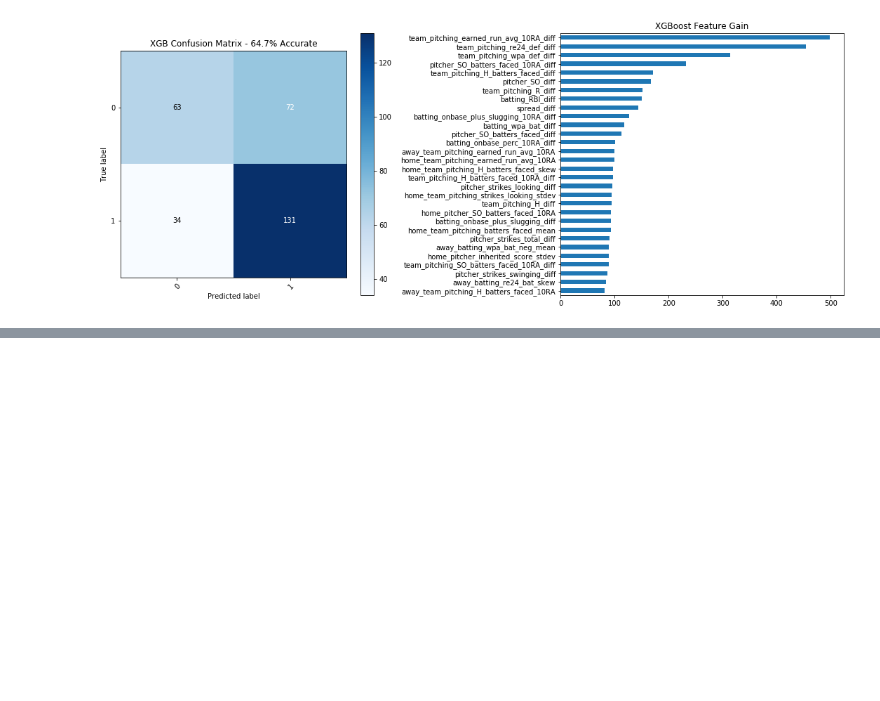
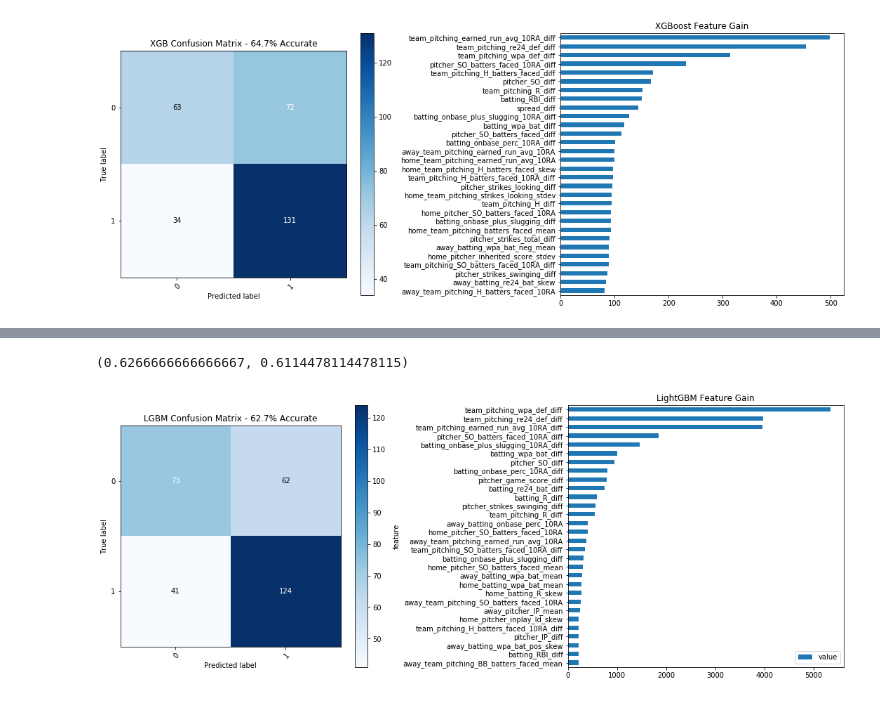
Before and after one commit to arjun-prabhakar/mlb_outcomes, a Jupyter notebook: notebooks/model.ipynb, the cells around one changed output, grey strips where cells are left out. Cells and saved outputs as stored; diff of their text form; code cells hidden in the pictures; blank space fills up the shorter version.

```diff
--- a/notebooks/model.ipynb
+++ b/notebooks/model.ipynb
@@ -221,0 +226,10 @@ pickle.dump((encoder, model), open('../data/encoder_model.pk','wb'))
+# %%
+gbm = lgbm.LGBMClassifier(num_boost_round=100, random_state=-1)
+model = gbm.fit(X_train, y_train,
+                verbose=False,
+                eval_set = [[X_train, y_train],
+                          [X_valid, y_valid]],
+                early_stopping_rounds=15)
+lgbm_test_preds = model.predict(X_valid)
+lgbm_test_proba = model.predict_proba(X_valid)[:,1]
+accuracy_score(y_valid, lgbm_test_preds), roc_auc_score(y_valid, lgbm_test_preds)
@@ -221,0 +279,12 @@ pickle.dump((encoder, model), open('../data/encoder_model.pk','wb'))
+# %%
+lgbm_params = get_lgbmparams(X_train,y_train,X_valid,y_valid)
+# %%
+if lgbm_params['boosting_type']==0:lgbm_params['boosting_type']='gbdt'
+if lgbm_params['boosting_type']==1:lgbm_params['boosting_type']='dart'
+if lgbm_params['boosting_type']==2:lgbm_params['boosting_type']='goss'
+lgbm_params['num_leaves']=int(lgbm_params['num_leaves'])
+lgbm_params['min_child_samples']=int(lgbm_params['min_child_samples'])
+lgbm_params['max_bin']=int(lgbm_params['max_bin'])
+lgbm_params['bagging_freq']=int(lgbm_params['bagging_freq'])
+
+lgbm_params
@@ -221,0 +302,26 @@ pickle.dump((encoder, model), open('../data/encoder_model.pk','wb'))
+# %%
+gbm = lgbm.LGBMClassifier(**lgbm_params, num_boost_round=100, random_state=13)
+model = gbm.fit(X_train, y_train,
+                verbose=False,
+                eval_set = [[X_train, y_train],
+                          [X_valid, y_valid]],
+                early_stopping_rounds=15)
+lgbm_test_preds = model.predict(X_valid)
+lgbm_test_proba = model.predict_proba(X_valid)[:,1]
+accuracy_score(y_valid, lgbm_test_preds), roc_auc_score(y_valid, lgbm_test_preds)
+# %% [output]
+(0.6266666666666667, 0.6114478114478115)
+# %%
+fig, ax = plt.subplots(1,2,figsize=(15,6))
+
+model.importance_type='gain'
+l = pd.DataFrame(zip(X_train.columns,model.feature_importances_),
+                 columns=['feature','value']).set_index('feature').sort_values(by='value')
+l[-30:].plot(kind='barh',ax=ax[1],title="LightGBM Feature Gain")
+
+util.plot_confusion_matrix(y_valid, xgb_test_preds, [0,1],
+                           ax=ax[0], title = f"LGBM Confusion Matrix - {accuracy_score(y_valid, lgbm_test_preds)*100:.1f}% Accurate")
+
+fig.tight_layout()
+# %% [output]
+[figure, added]
```
Also changed, not shown: parts of 5 cells of this notebook, 1 other file.
